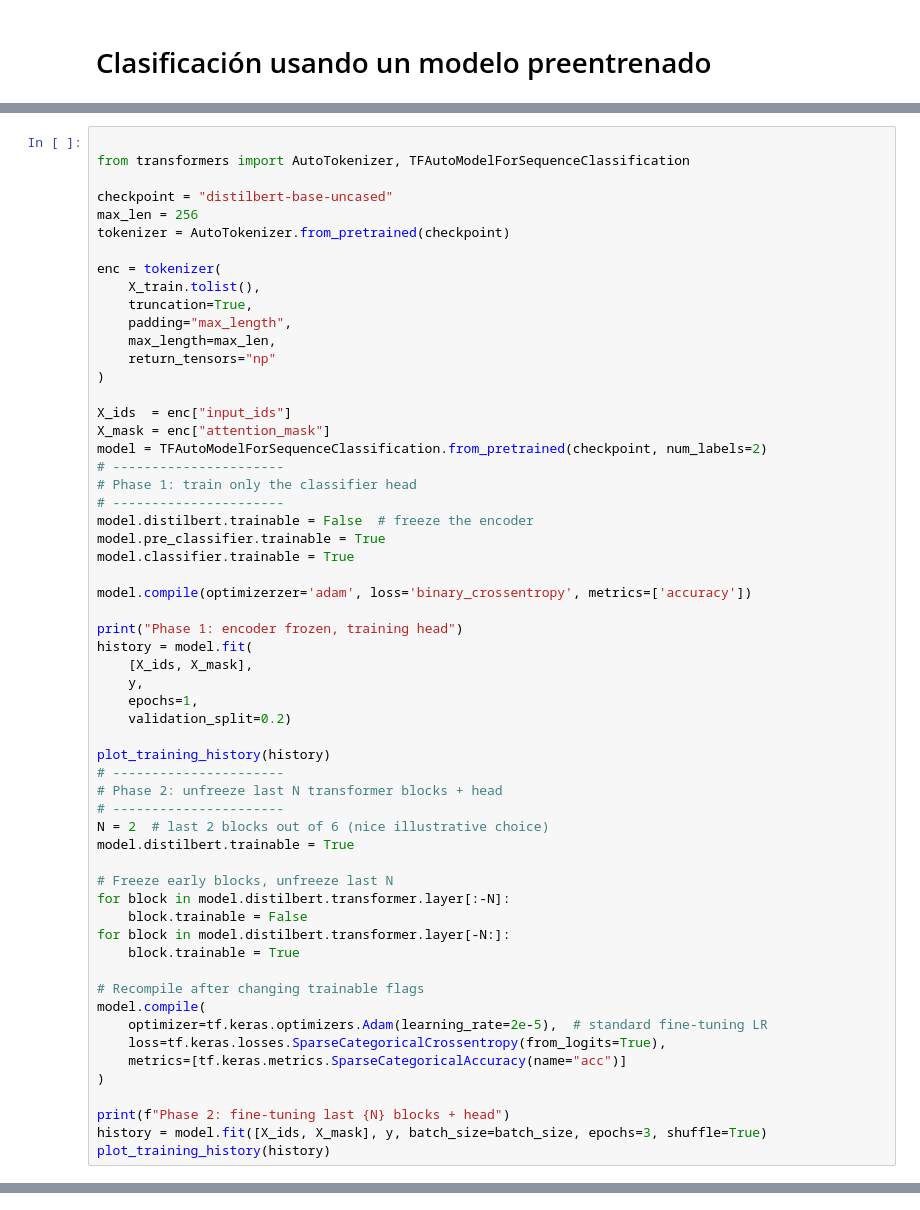
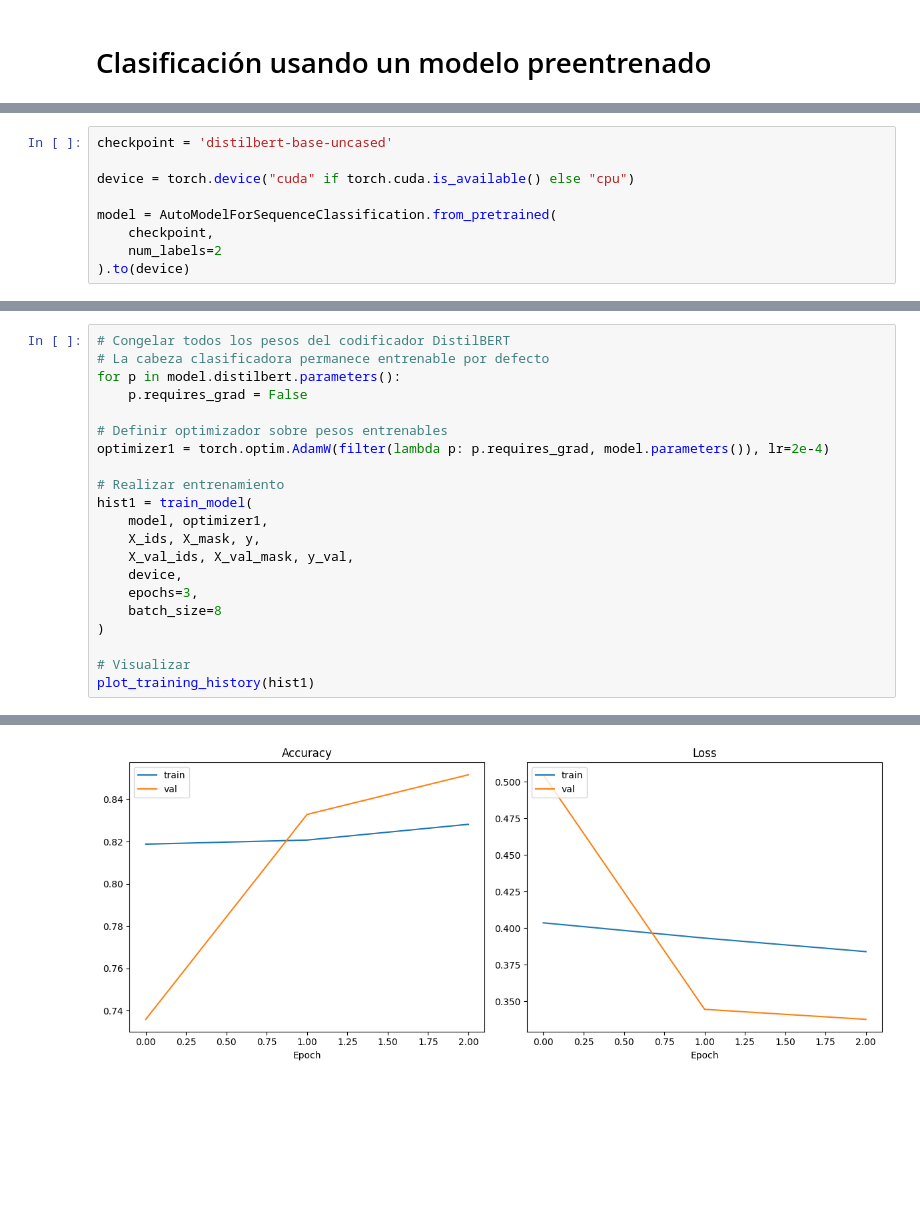
Before and after one commit to jgromero/dasoc-ap, a Jupyter notebook: conspiraciones/finetuning-conspiraciones.ipynb, the cells around one changed output, grey strips where cells are left out. Drawn from its saved outputs; the diff is of its cells as text; blank space fills up the shorter version.

Commit message:
Completado ejemplo de fine tuning con PyTorch

```diff
--- a/conspiraciones/finetuning-conspiraciones.ipynb
+++ b/conspiraciones/finetuning-conspiraciones.ipynb
@@ -5,0 +55,9 @@
+# %%
+checkpoint = 'distilbert-base-uncased'
+
+device = torch.device("cuda" if torch.cuda.is_available() else "cpu")
+
+model = AutoModelForSequenceClassification.from_pretrained(
+    checkpoint,
+    num_labels=2
+).to(device)
@@ -6,58 +229,22 @@
 # %%
+# Congelar todos los pesos del codificador DistilBERT
+# La cabeza clasificadora permanece entrenable por defecto
+for p in model.distilbert.parameters():
+    p.requires_grad = False
 
-from transformers import AutoTokenizer, TFAutoModelForSequenceClassification
+# Definir optimizador sobre pesos entrenables
+optimizer1 = torch.optim.AdamW(filter(lambda p: p.requires_grad, model.parameters()), lr=2e-4)
 
-checkpoint = "distilbert-base-uncased"
-max_len = 256
-tokenizer = AutoTokenizer.from_pretrained(checkpoint)
-
-enc = tokenizer(
-    X_train.tolist(),
-    truncation=True,
-    padding="max_length",
-    max_length=max_len,
-    return_tensors="np"
+# Realizar entrenamiento
+hist1 = train_model(
+    model, optimizer1,
+    X_ids, X_mask, y,
+    X_val_ids, X_val_mask, y_val,
+    device,
+    epochs=3,
+    batch_size=8
 )
 
-X_ids  = enc["input_ids"]
-X_mask = enc["attention_mask"]
-model = TFAutoModelForSequenceClassification.from_pretrained(checkpoint, num_labels=2)
-# ----------------------
-# Phase 1: train only the classifier head
-# ----------------------
-model.distilbert.trainable = False  # freeze the encoder
-model.pre_classifier.trainable = True
-model.classifier.trainable = True
-
-model.compile(optimizerzer='adam', loss='binary_crossentropy', metrics=['accuracy'])
-
-print("Phase 1: encoder frozen, training head")
-history = model.fit(
-    [X_ids, X_mask],
-    y,
-    epochs=1,
-    validation_split=0.2)
-
-plot_training_history(history)
-# ----------------------
-# Phase 2: unfreeze last N transformer blocks + head
-# ----------------------
-N = 2  # last 2 blocks out of 6 (nice illustrative choice)
-model.distilbert.trainable = True
-
-# Freeze early blocks, unfreeze last N
-for block in model.distilbert.transformer.layer[:-N]:
-    block.trainable = False
-for block in model.distilbert.transformer.layer[-N:]:
-    block.trainable = True
-
-# Recompile after changing trainable flags
-model.compile(
-    optimizer=tf.keras.optimizers.Adam(learning_rate=2e-5),  # standard fine-tuning LR
-    loss=tf.keras.losses.SparseCategoricalCrossentropy(from_logits=True),
-    metrics=[tf.keras.metrics.SparseCategoricalAccuracy(name="acc")]
-)
-
-print(f"Phase 2: fine-tuning last {N} blocks + head")
-history = model.fit([X_ids, X_mask], y, batch_size=batch_size, epochs=3, shuffle=True)
-plot_training_history(history)
+# Visualizar
+plot_training_history(hist1)
+# %% [output]
@@ -63,0 +254 @@ plot_training_history(history)
+[figure, added]
```
Also changed, not shown: parts of 17 cells of this notebook, 1 other file.
